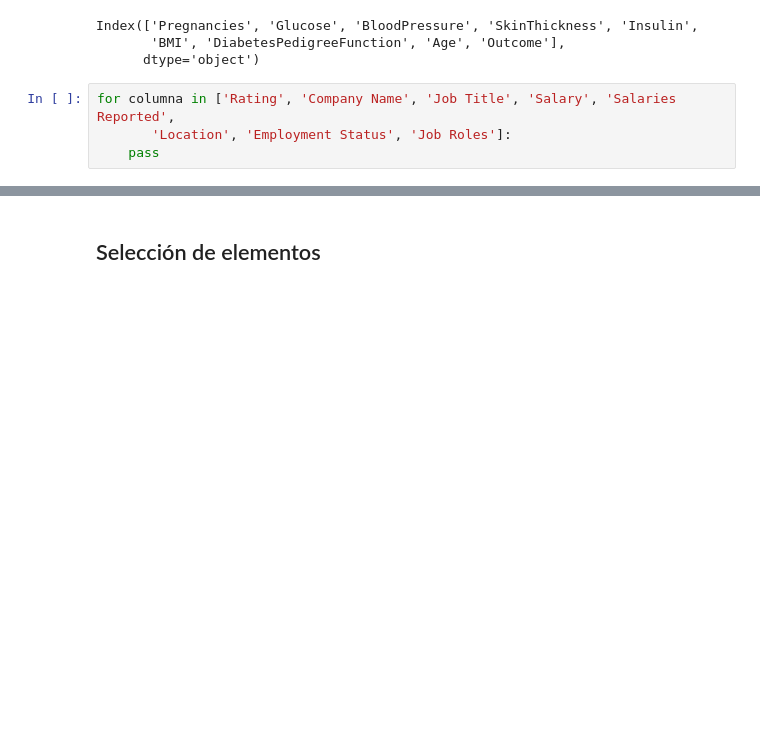
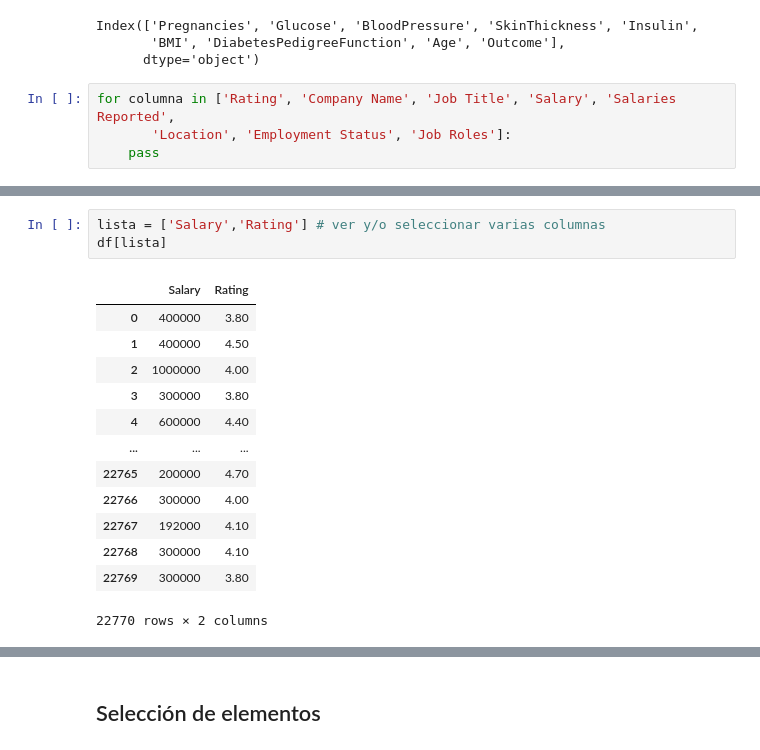
Before and after one commit to Kmpillo/Class_Analitica, a Jupyter notebook: 002_pandas.ipynb, the cells around one changed output, grey strips where cells are left out. Cells and saved outputs as stored; diff of their text form; blank space fills up the shorter version.

```diff
--- a/002_pandas.ipynb
+++ b/002_pandas.ipynb
@@ -665,0 +757,17 @@ df
+# %%
+lista = ['Salary','Rating'] # ver y/o seleccionar varias columnas
+df[lista]
+# %% [output]
+|  | Salary | Rating |
+| 0 | 400000 | 3.80 |
+| 1 | 400000 | 4.50 |
+| 2 | 1000000 | 4.00 |
+| 3 | 300000 | 3.80 |
+| 4 | 600000 | 4.40 |
+| ... | ... | ... |
+| 22765 | 200000 | 4.70 |
+| 22766 | 300000 | 4.00 |
+| 22767 | 192000 | 4.10 |
+| 22768 | 300000 | 4.10 |
+| 22769 | 300000 | 3.80 |
+22770 rows × 2 columns
```
Also changed, not shown: parts of 34 cells of this notebook.
